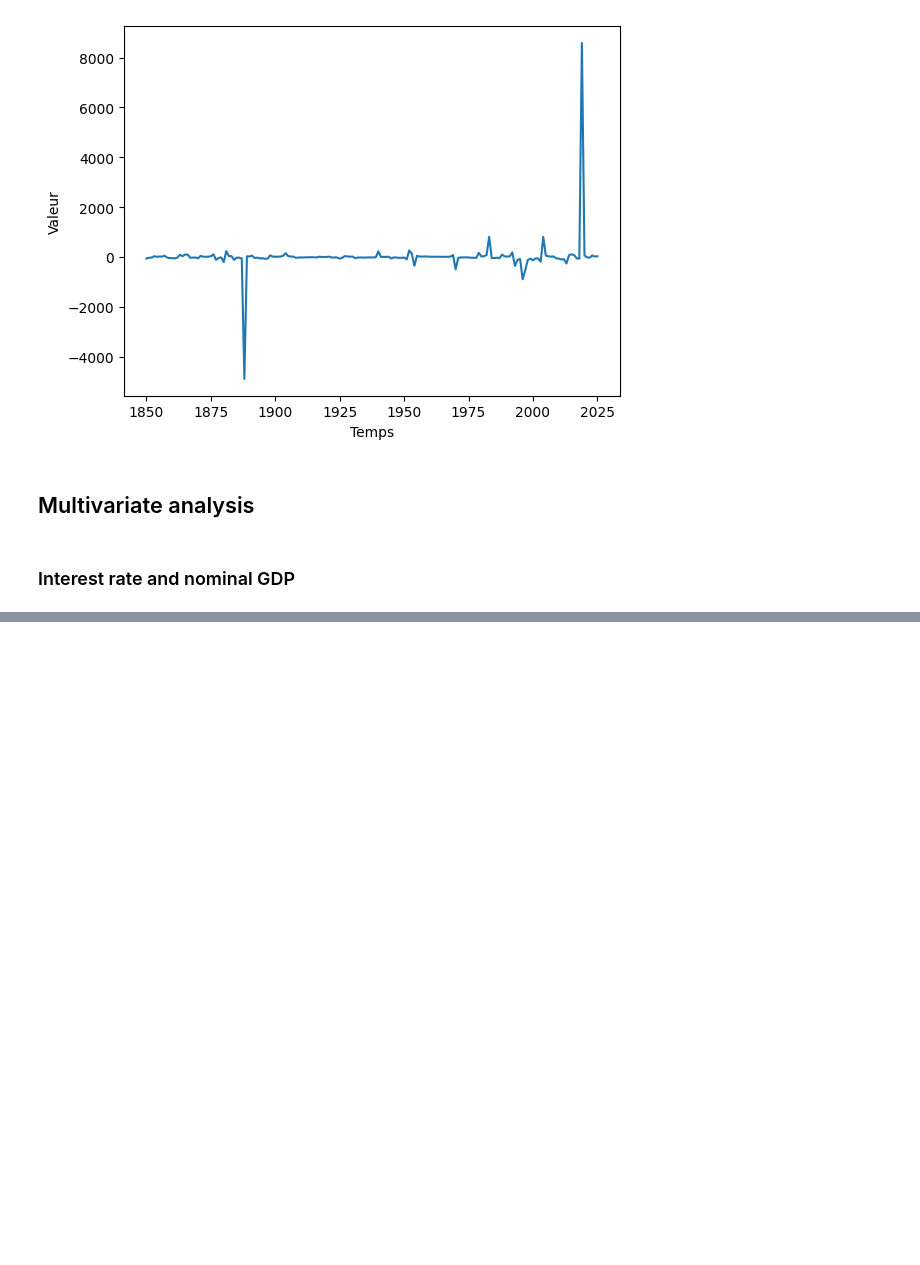
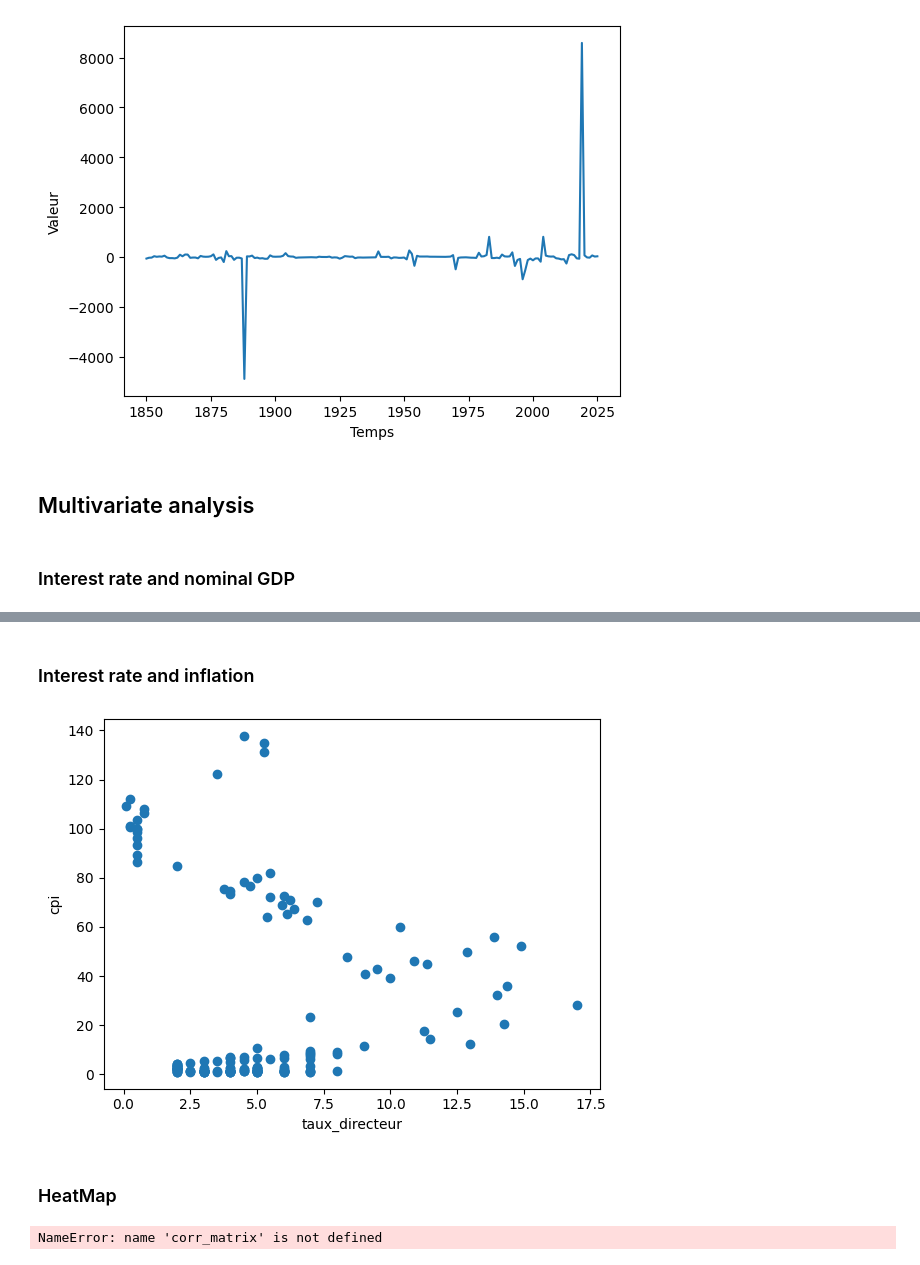
Before and after one commit to TimmGRT/Monetary-Policy-UK-1870-2025, a Jupyter notebook: CODE_ZONE/dorian_code/eda.ipynb, the cells around one changed output, grey strips where cells are left out. Cells and saved outputs as stored; diff of their text form; code cells hidden in the pictures; blank space fills up the shorter version.

```diff
--- a/CODE_ZONE/dorian_code/eda.ipynb
+++ b/CODE_ZONE/dorian_code/eda.ipynb
@@ -298,0 +305,12 @@ NameError: name 'scat' is not defined
+# %% [markdown]
+### Interest rate and inflation
+# %%
+scat(df, x="taux_directeur", y="cpi")
+# %% [output]
+[figure, added]
+# %% [markdown]
+### HeatMap
+# %%
+corr_matrix(df)
+# %% [output]
+NameError: name 'corr_matrix' is not defined
```
Also changed, not shown: parts of 3 cells of this notebook, 1 other file.
